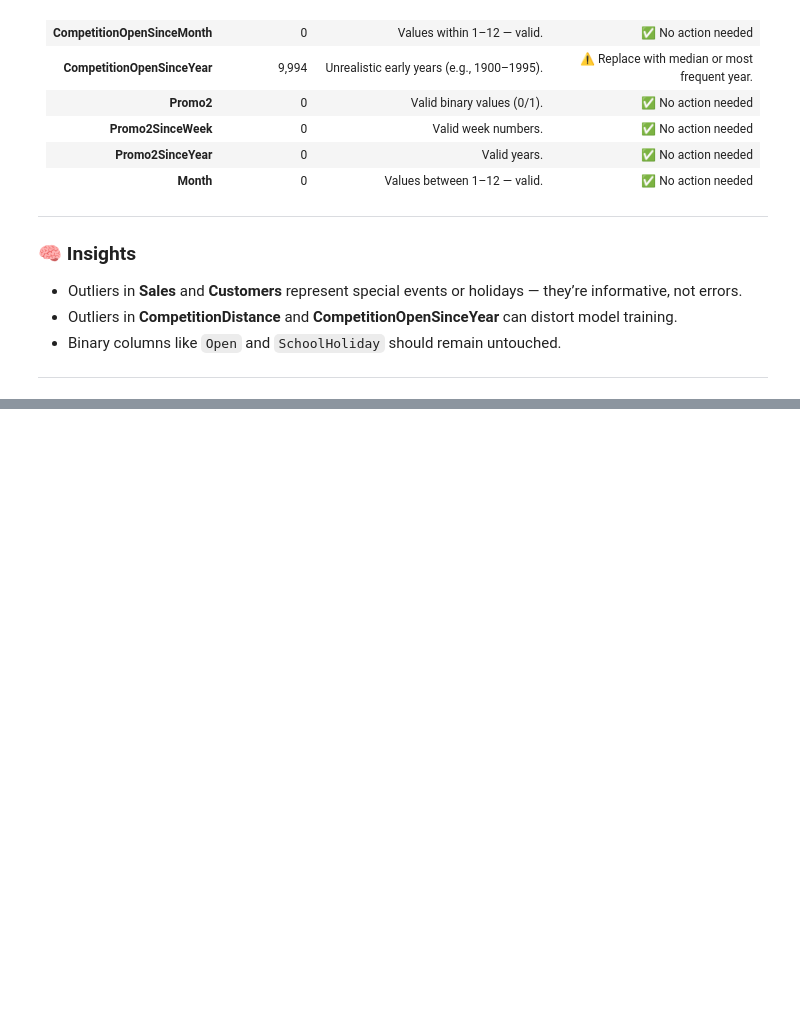
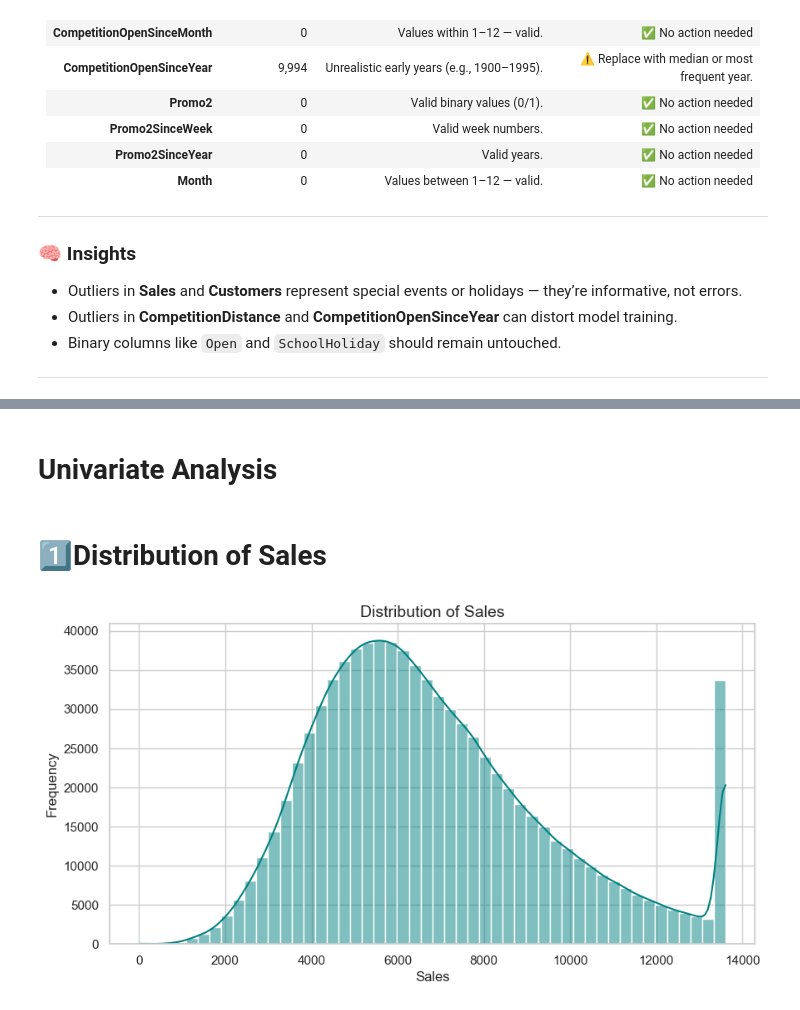
Before and after one commit to yo-salah1/DEPI-Project, a Jupyter notebook: Notebooks/DEBI Sales Prediction & Analysis Project.ipynb, the cells around one changed output, grey strips where cells are left out. Saved outputs shown, nothing was run; the diff lists cells and outputs as text; code cells hidden in the pictures; blank space fills up the shorter version.

```diff
--- a/Notebooks/DEBI Sales Prediction & Analysis Project.ipynb
+++ b/Notebooks/DEBI Sales Prediction & Analysis Project.ipynb
@@ -523,17 +541,22 @@ df['Year'] = df['Date'].dt.year
 df['Month'] = df['Date'].dt.month
 df['Day'] = df['Date'].dt.day
 df['WeekOfYear'] = df['Date'].dt.isocalendar().week
+df['DayOfWeek'] = df['Date'].dt.dayofweek
 df['DayOfMonth'] = df['Date'].dt.day
 df['IsMonthStart'] = df['Date'].dt.is_month_start.astype(int)
 df['IsMonthEnd'] = df['Date'].dt.is_month_end.astype(int)
 df['CompetitionAge'] = df['Year'] - df['CompetitionOpenSinceYear']
 df['Promo2Duration'] = df['Year'] - df['Promo2SinceYear']
+df['SalesPerCustomer'] = df['Sales'] / df['Customers']
+
 
 # Replace any negative or unrealistic durations with 0
 df['CompetitionAge'] = df['CompetitionAge'].apply(lambda x: x if x > 0 else 0)
 df['Promo2Duration'] = df['Promo2Duration'].apply(lambda x: x if x > 0 else 0)
 # %% [markdown]
 # Drop Unnecessary Columns
+# %%
+df = df[df['Open'] == 1]
 # %%
 # ✅ Columns to remove before encoding and modeling
 cols_to_drop = [
@@ -773,0 +696,20 @@ import os
+# %%
+#Total Stores
+total_stores = df['Store'].nunique()
+total_stores
+#Total Sales
+total_sales = df['Sales'].sum()
+total_sales
+#Total Customers
+total_customers = df['Customers'].sum()
+total_customers
+#Average Daily Sales
+avg_daily_sales = df['Sales'].mean()
+avg_daily_sales
+#Define Active Store
+df['Active'] = ((df['Open'] == 1) & (df['Promo'] == 1)).astype(int)
+#Activation Rate
+activation_rate = df['Active'].mean() * 100
+activation_rate
+#  Activation Over Time
+activation_daily = df.groupby('Date')['Active'].mean().reset_index()
@@ -773,0 +767,13 @@ import os
+# %% [markdown]
+# **Univariate Analysis**
+# %% [markdown]
+# 1️⃣Distribution of Sales
+# %%
+plt.figure(figsize=(10,5))
+sns.histplot(df['Sales'], bins=50, kde=True, color='teal')
+plt.title('Distribution of Sales', fontsize=14)
+plt.xlabel('Sales')
+plt.ylabel('Frequency')
+plt.show()
+# %% [output]
+[figure, added]
```
Also changed, not shown: parts of 145 cells of this notebook, 1 other file.
